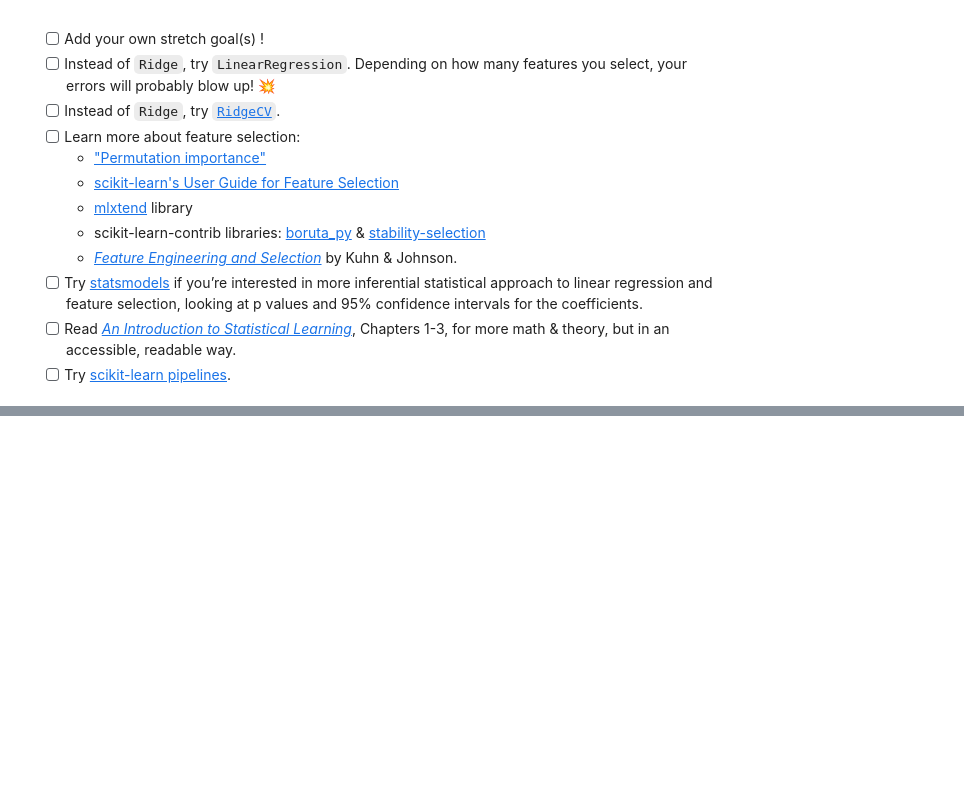
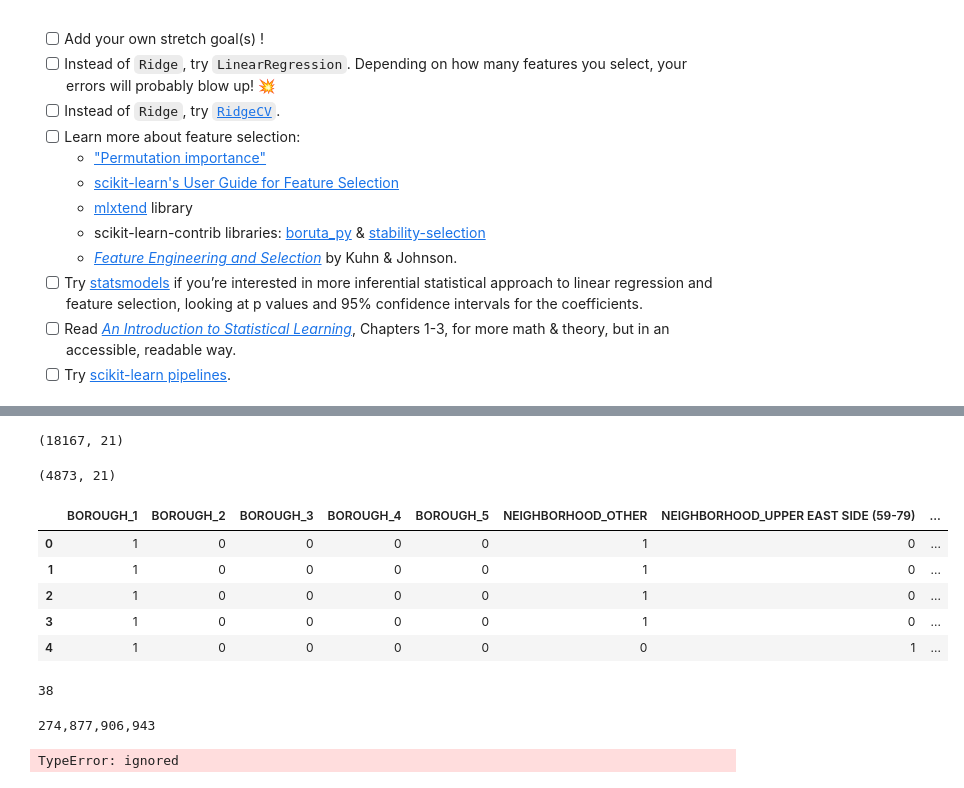
Before and after one commit to bjornlestrud/DS-Unit-2-Linear-Models, a Jupyter notebook: Bjorn_Unit_2_ridge_regression_assignment.ipynb, the cells around one changed output, grey strips where cells are left out. Cells and saved outputs as stored; diff of their text form; code cells hidden in the pictures; blank space fills up the shorter version.

```diff
--- a/Bjorn_Unit_2_ridge_regression_assignment.ipynb
+++ b/Bjorn_Unit_2_ridge_regression_assignment.ipynb
@@ -93,0 +125,2 @@ df.loc[~df['NEIGHBORHOOD'].isin(top10), 'NEIGHBORHOOD'] = 'OTHER'
+# %%
+df['SALE_DATE'] = pd.to_datetime(df['SALE_DATE'])
@@ -93,0 +147,35 @@ df.loc[~df['NEIGHBORHOOD'].isin(top10), 'NEIGHBORHOOD'] = 'OTHER'
+# %%
+train = df[(df['SALE_DATE'].dt.month >= 1) & (df['SALE_DATE'].dt.month < 4) & (df['SALE_DATE'].dt.year == 2019)]
+print(train.shape)
+# %% [output]
+(18167, 21)
+# %%
+test = df[(df['SALE_DATE'].dt.month == 4) & (df['SALE_DATE'].dt.year == 2019)]
+print(test.shape)
+# %% [output]
+(4873, 21)
+# %%
+target = 'SALE_PRICE'
+high_cardinality = ['ADDRESS', 'APARTMENT_NUMBER', 'BUILDING_CLASS_AT_TIME_OF_SALE', 'LAND_SQUARE_FEET', 'BUILDING_CLASS_AT_PRESENT','BUILDING_CLASS_CATEGORY']
+features = train.columns.drop([target] + high_cardinality)
+
+X_train = train[features]
+y_train = train[target]
+X_test = test[features]
+y_test = test[target]
+# %%
+#  Do one-hot encoding of categorical features
+
+import category_encoders as ce
+encoder = ce.OneHotEncoder(use_cat_names=True)
+X_train = encoder.fit_transform(X_train)
+X_test = encoder.transform(X_test)
+# %%
+X_train.head()
+# %% [output]
+|  | BOROUGH_1 | BOROUGH_2 | BOROUGH_3 | BOROUGH_4 | BOROUGH_5 | NEIGHBORHOOD_OTHER | NEIGHBORHOOD_UPPER EAST SIDE (59-79) | ... |
+| 0 | 1 | 0 | 0 | 0 | 0 | 1 | 0 | ... |
+| 1 | 1 | 0 | 0 | 0 | 0 | 1 | 0 | ... |
+| 2 | 1 | 0 | 0 | 0 | 0 | 1 | 0 | ... |
+| 3 | 1 | 0 | 0 | 0 | 0 | 1 | 0 | ... |
+| 4 | 1 | 0 | 0 | 0 | 0 | 0 | 1 | ... |
@@ -93,0 +195,28 @@ df.loc[~df['NEIGHBORHOOD'].isin(top10), 'NEIGHBORHOOD'] = 'OTHER'
+# %%
+features = X_train.columns
+n = len(features)
+n
+# %% [output]
+38
+# %%
+from math import factorial
+
+def n_choose_k(n,k):
+  return factorial(n)/(factorial(k)*factorial(n-k))
+
+combinations = sum(n_choose_k(n,k) for k in range(1, n+1))
+print(f'{combinations:,.0f}')
+# %% [output]
+274,877,906,943
+# %%
+# feature selection
+
+from sklearn.feature_selection import f_regression, SelectKBest
+
+selector = SelectKBest(score_func=f_regression, k=5)
+
+X_train_selected = selector.fit_transform(X_train, y_train)
+X_test_selected = selector.transform(X_test)
+X_train_selected.shape, X_test_selected.shape
+# %% [output]
+TypeError: ignored
```
Also changed, not shown: parts of 9 cells of this notebook.
